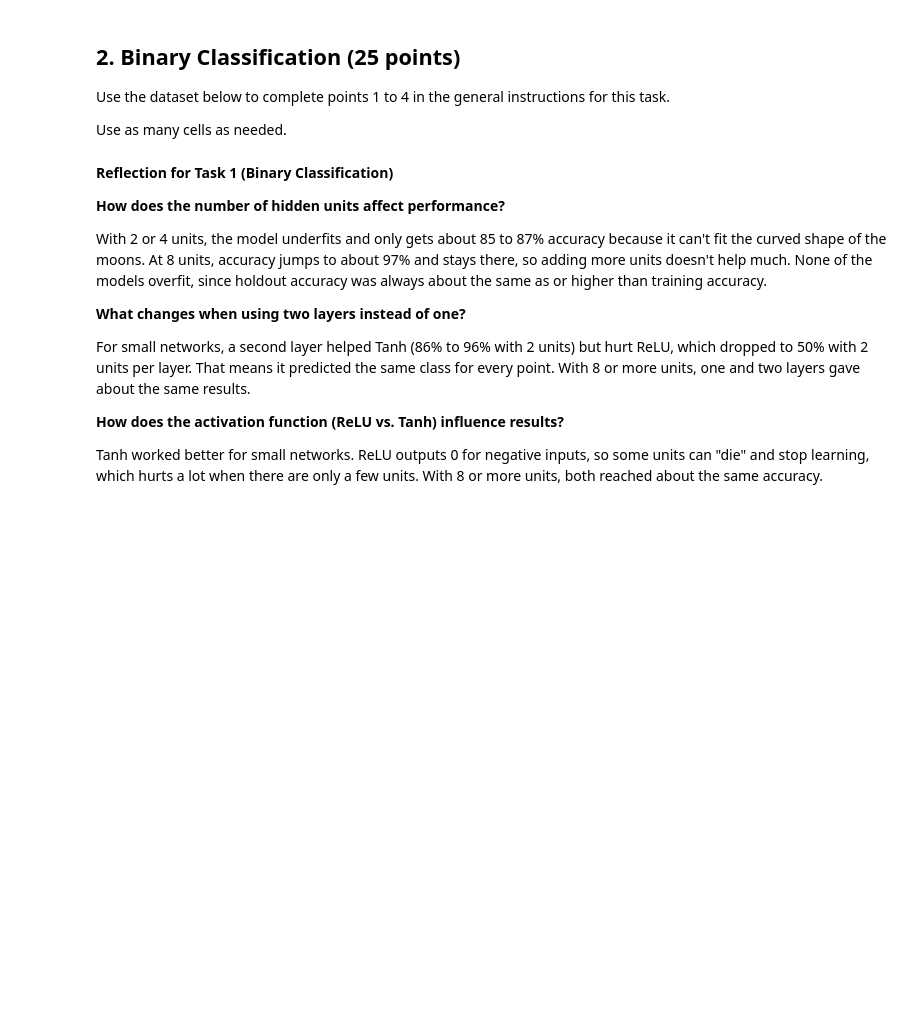
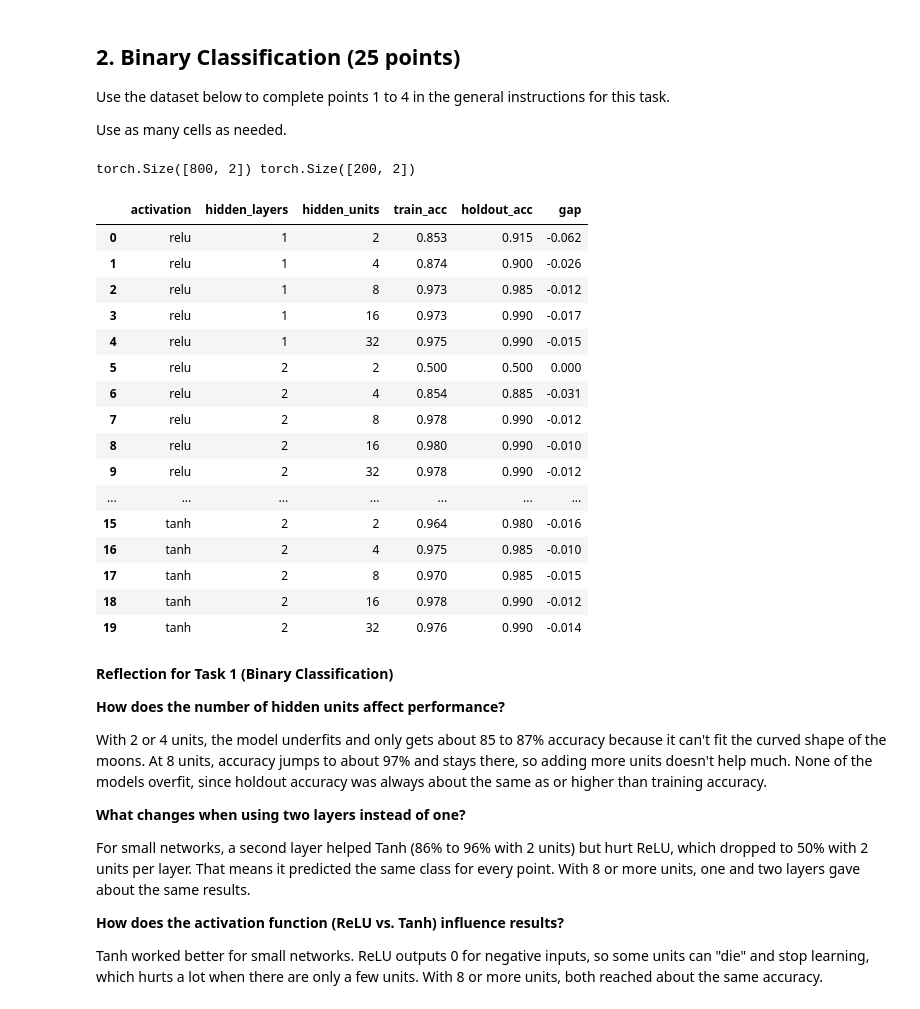
Before and after one commit to fortunecookie040/DS_4021_Labs, a Jupyter notebook: 04_Lab/04-manual-mlps.ipynb, the cells around one changed output. Drawn from its saved outputs; the diff is of its cells as text; code cells hidden in the pictures; blank space fills up the shorter version.

Commit message:
Restore binary classification cells dropped in merge
Co-Authored-By: Claude Opus 5.5 <noreply@anthropic.com>

```diff
--- a/04_Lab/04-manual-mlps.ipynb
+++ b/04_Lab/04-manual-mlps.ipynb
@@ -114,3 +134,29 @@ Use as many cells as needed.
 from sklearn.datasets import make_moons
 
 X, y = make_moons(n_samples=1000, noise=0.2, random_state=42)
+# %%
+import numpy as np
+import pandas as pd
+import torch
+from sklearn.model_selection import train_test_split
+from sklearn.preprocessing import StandardScaler
+
+#80/20 split
+X_train, X_test, y_train, y_test = train_test_split(
+    X, y, test_size=0.2, random_state=42, stratify=y
+)
+
+#Standardize using training data only, to avoid data leakage
+scaler = StandardScaler()
+X_train = scaler.fit_transform(X_train)
+X_test = scaler.transform(X_test)
+
+#Convert to PyTorch tensors
+X_train = torch.tensor(X_train, dtype=torch.float32)
+X_test = torch.tensor(X_test, dtype=torch.float32)
+y_train = torch.tensor(y_train, dtype=torch.float32).reshape(-1, 1)
+y_test = torch.tensor(y_test, dtype=torch.float32).reshape(-1, 1)
+
+print(X_train.shape, X_test.shape)
+# %% [output]
+torch.Size([800, 2]) torch.Size([200, 2])
@@ -117,3 +223,45 @@ X, y = make_moons(n_samples=1000, noise=0.2, random_state=42)
+# %%
+def accuracy(model, X, y):
+    return (model.predict(X) == y).float().mean().item()
+
+results = []
+for act in ["relu", "tanh"]:
+    for layers in [1, 2]:
+        for hidden in [2, 4, 8, 16, 32]:
+            torch.manual_seed(42)
+            model = BinaryMLP(n_inputs=2, n_hidden=hidden, n_layers=layers, activation=act)
+            model.fit(X_train, y_train, lr=0.05, epochs=200, batch_size=16)
+            train_acc = accuracy(model, X_train, y_train)
+            test_acc = accuracy(model, X_test, y_test)
+            results.append({
+                "activation": act,
+                "hidden_layers": layers,
+                "hidden_units": hidden,
+                "train_acc": round(train_acc, 3),
+                "holdout_acc": round(test_acc, 3),
+                "gap": round(train_acc - test_acc, 3),
+            })
+
+results_df = pd.DataFrame(results)
+results_df
+# %% [output]
+|  | activation | hidden_layers | hidden_units | train_acc | holdout_acc | gap |
+| 0 | relu | 1 | 2 | 0.853 | 0.915 | -0.062 |
+| 1 | relu | 1 | 4 | 0.874 | 0.900 | -0.026 |
+| 2 | relu | 1 | 8 | 0.973 | 0.985 | -0.012 |
+| 3 | relu | 1 | 16 | 0.973 | 0.990 | -0.017 |
+| 4 | relu | 1 | 32 | 0.975 | 0.990 | -0.015 |
+| 5 | relu | 2 | 2 | 0.500 | 0.500 | 0.000 |
+| 6 | relu | 2 | 4 | 0.854 | 0.885 | -0.031 |
+| 7 | relu | 2 | 8 | 0.978 | 0.990 | -0.012 |
+| 8 | relu | 2 | 16 | 0.980 | 0.990 | -0.010 |
+| 9 | relu | 2 | 32 | 0.978 | 0.990 | -0.012 |
+| ... | ... | ... | ... | ... | ... | ... |
+| 15 | tanh | 2 | 2 | 0.964 | 0.980 | -0.016 |
+| 16 | tanh | 2 | 4 | 0.975 | 0.985 | -0.010 |
+| 17 | tanh | 2 | 8 | 0.970 | 0.985 | -0.015 |
+| 18 | tanh | 2 | 16 | 0.978 | 0.990 | -0.012 |
+| 19 | tanh | 2 | 32 | 0.976 | 0.990 | -0.014 |
 # %% [markdown]
 **Reflection for Task 1 (Binary Classification)**
 
```
Also changed, not shown: parts of 2 cells of this notebook.
